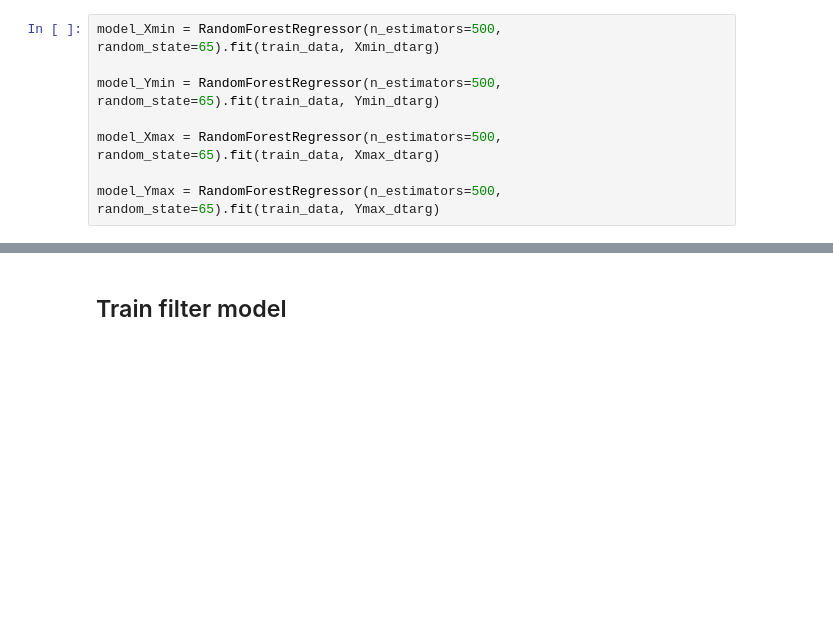
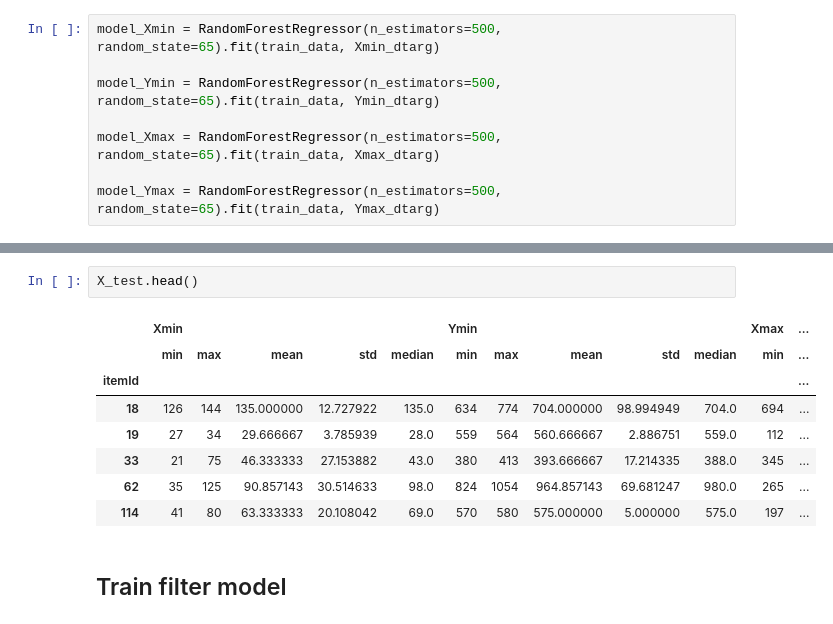
Before and after one commit to Dmitry513/BootCamp_Moderator, a Jupyter notebook: Min_max.ipynb, the cells around one changed output, grey strips where cells are left out. Drawn from its saved outputs; the diff is of its cells as text; blank space fills up the shorter version.

```diff
--- a/Min_max.ipynb
+++ b/Min_max.ipynb
@@ -393,3 +537,14 @@ model_Ymax = RandomForestRegressor(n_estimators=500, random_state=65).fit(train_
+# %%
+X_test.head()
+# %% [output]
+|  | Xmin |  |  |  |  | Ymin |  |  |  |  | Xmax | ... |
+|  | min | max | mean | std | median | min | max | mean | std | median | min | ... |
+| itemId |  |  |  |  |  |  |  |  |  |  |  | ... |
+| 18 | 126 | 144 | 135.000000 | 12.727922 | 135.0 | 634 | 774 | 704.000000 | 98.994949 | 704.0 | 694 | ... |
+| 19 | 27 | 34 | 29.666667 | 3.785939 | 28.0 | 559 | 564 | 560.666667 | 2.886751 | 559.0 | 112 | ... |
+| 33 | 21 | 75 | 46.333333 | 27.153882 | 43.0 | 380 | 413 | 393.666667 | 17.214335 | 388.0 | 345 | ... |
+| 62 | 35 | 125 | 90.857143 | 30.514633 | 98.0 | 824 | 1054 | 964.857143 | 69.681247 | 980.0 | 265 | ... |
+| 114 | 41 | 80 | 63.333333 | 20.108042 | 69.0 | 570 | 580 | 575.000000 | 5.000000 | 575.0 | 197 | ... |
 # %% [markdown]
 ## Train filter model
 # %%
```
Also changed, not shown: parts of 39 cells of this notebook, 2 other files.
